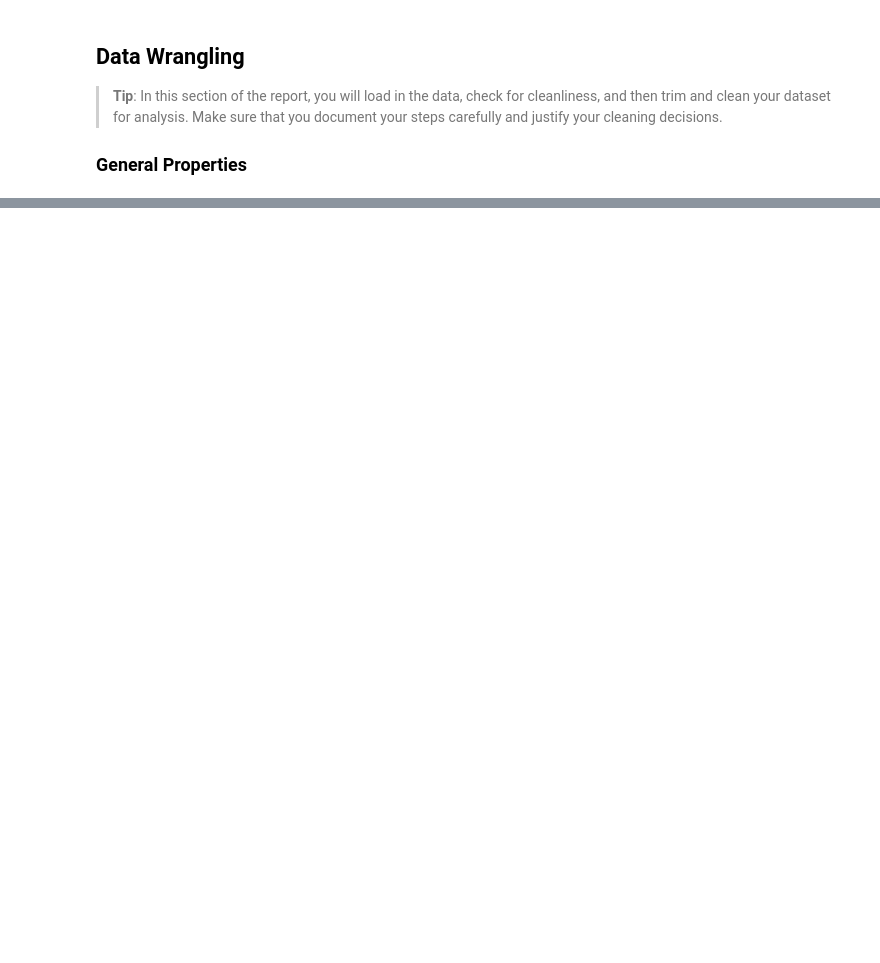
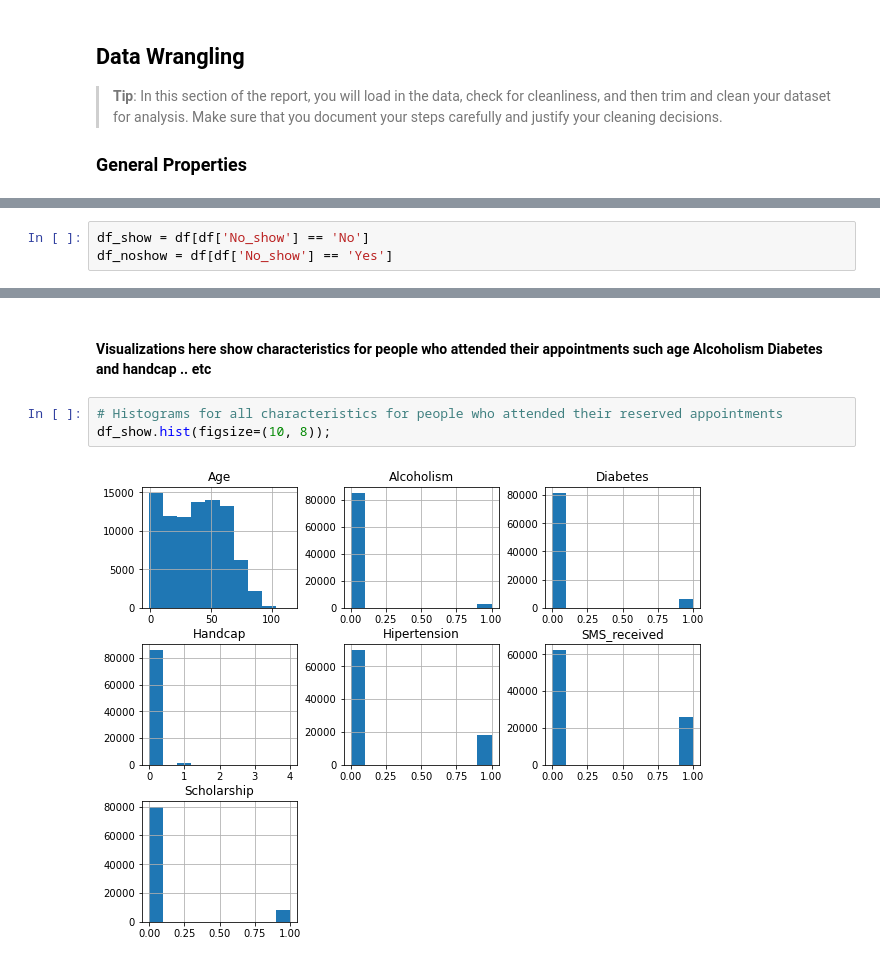
Before and after one commit to Mostafa502/No-Show-Appointment-Data-Analysis, a Jupyter notebook: investigate-a-dataset-template.ipynb, the cells around one changed output, grey strips where cells are left out. Saved outputs shown, nothing was run; the diff lists cells and outputs as text; blank space fills up the shorter version.

```diff
--- a/investigate-a-dataset-template.ipynb
+++ b/investigate-a-dataset-template.ipynb
@@ -321,0 +140,3 @@ df.to_csv('No-show_appointment_edited.csv',index=False)
+# %%
+df_show = df[df['No_show'] == 'No']
+df_noshow = df[df['No_show'] == 'Yes']
@@ -321,0 +170,7 @@ df.to_csv('No-show_appointment_edited.csv',index=False)
+# %% [markdown]
+#### Visualizations here show characteristics for people who attended their appointments such age Alcoholism Diabetes and handcap .. etc
+# %%
+# Histograms for all characteristics for people who attended their reserved appointments
+df_show.hist(figsize=(10, 8));
+# %% [output]
+[figure, added]
```
Also changed, not shown: parts of 115 cells of this notebook.
